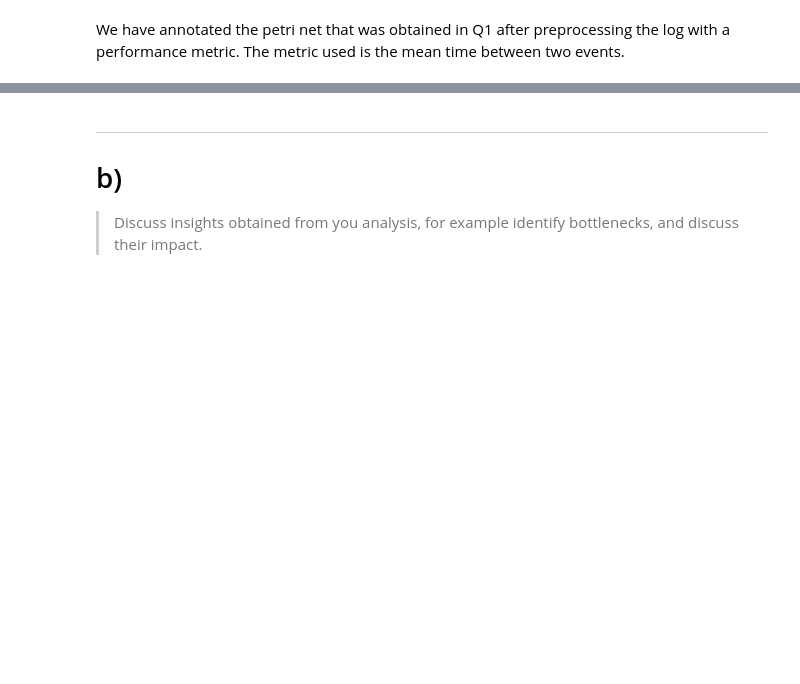
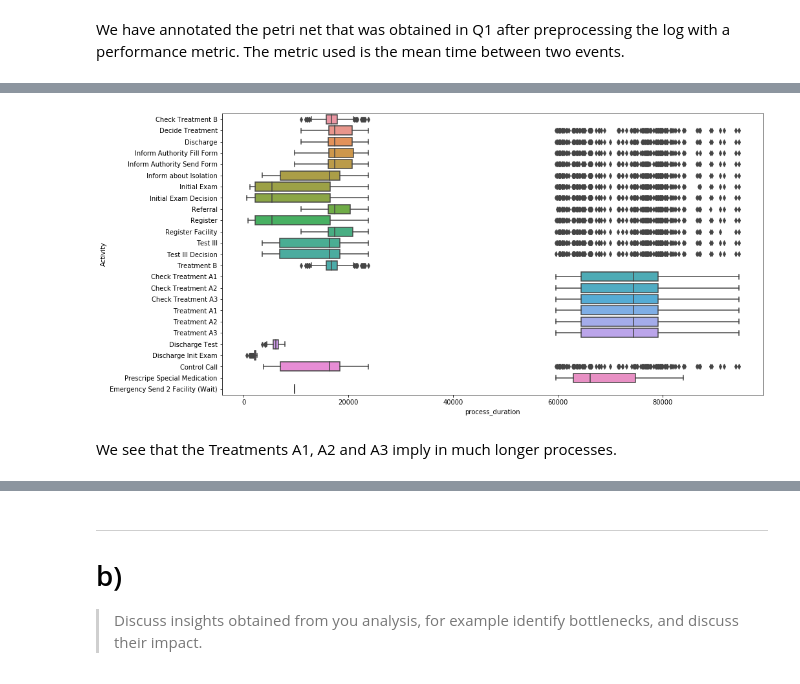
Before and after one commit to brunompacheco/APM-A1, a Jupyter notebook: notebooks/Q3_Performance.ipynb, the cells around one changed output, grey strips where cells are left out. Saved outputs shown, nothing was run; the diff lists cells and outputs as text; code cells hidden in the pictures; blank space fills up the shorter version.

```diff
--- a/notebooks/Q3_Performance.ipynb
+++ b/notebooks/Q3_Performance.ipynb
@@ -101,0 +102,8 @@ We have annotated the petri net that was obtained in Q1 after preprocessing the
+# %%
+sns.boxplot(data=df_activities_impact, y='Activity', x='process_duration')
+plt.gcf().set_size_inches(15,8)
+plt.show()
+# %% [output]
+[figure, added]
+# %% [markdown]
+We see that the Treatments A1, A2 and A3 imply in much longer processes.
```
Also changed, not shown: parts of 22 cells of this notebook, 1 other file.
